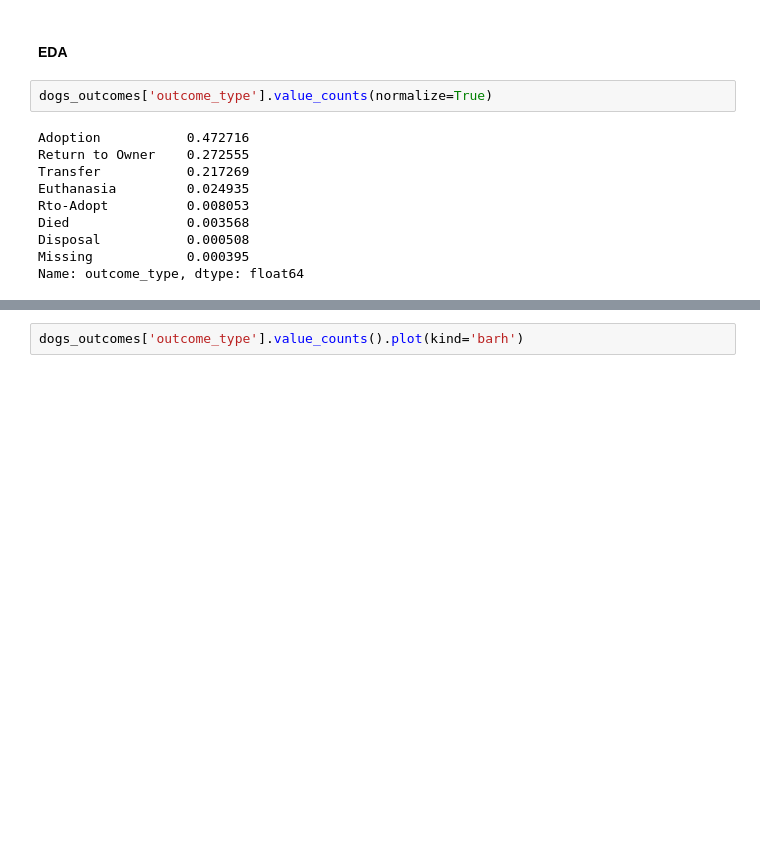
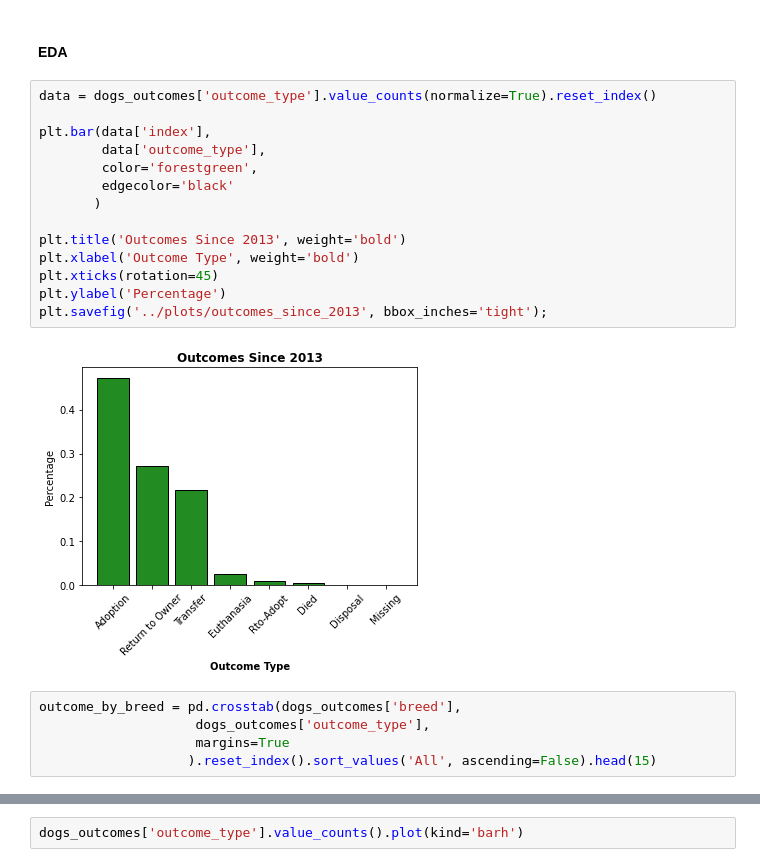
Before and after one commit to lordfrahnk/austin_shelter, a Jupyter notebook: notebooks/6 - Dogs Outcomes.ipynb, the cells around one changed output, grey strips where cells are left out. Saved outputs shown, nothing was run; the diff lists cells and outputs as text; blank space fills up the shorter version.

Commit message:
continued EDA on outcomes

```diff
--- a/notebooks/6 - Dogs Outcomes.ipynb
+++ b/notebooks/6 - Dogs Outcomes.ipynb
@@ -11,15 +12,24 @@ import matplotlib.pyplot as plt
 dogs_outcomes = pd.read_csv('../data/dogs.csv')
 # %% [markdown]
 #### EDA
-# %%
-dogs_outcomes['outcome_type'].value_counts(normalize=True)
-# %% [output]
-Adoption           0.472716
-Return to Owner    0.272555
-Transfer           0.217269
-Euthanasia         0.024935
-Rto-Adopt          0.008053
-Died               0.003568
-Disposal           0.000508
-Missing            0.000395
-Name: outcome_type, dtype: float64
+# %%
+data = dogs_outcomes['outcome_type'].value_counts(normalize=True).reset_index()
+
+plt.bar(data['index'],
+        data['outcome_type'],
+        color='forestgreen',
+        edgecolor='black'
+       )
+
+plt.title('Outcomes Since 2013', weight='bold')
+plt.xlabel('Outcome Type', weight='bold')
+plt.xticks(rotation=45)
+plt.ylabel('Percentage')
+plt.savefig('../plots/outcomes_since_2013', bbox_inches='tight');
+# %% [output]
+[figure, added]
+# %%
+outcome_by_breed = pd.crosstab(dogs_outcomes['breed'],
+                    dogs_outcomes['outcome_type'],
+                    margins=True
+                   ).reset_index().sort_values('All', ascending=False).head(15)
```
Also changed, not shown: parts of 21 cells of this notebook.
